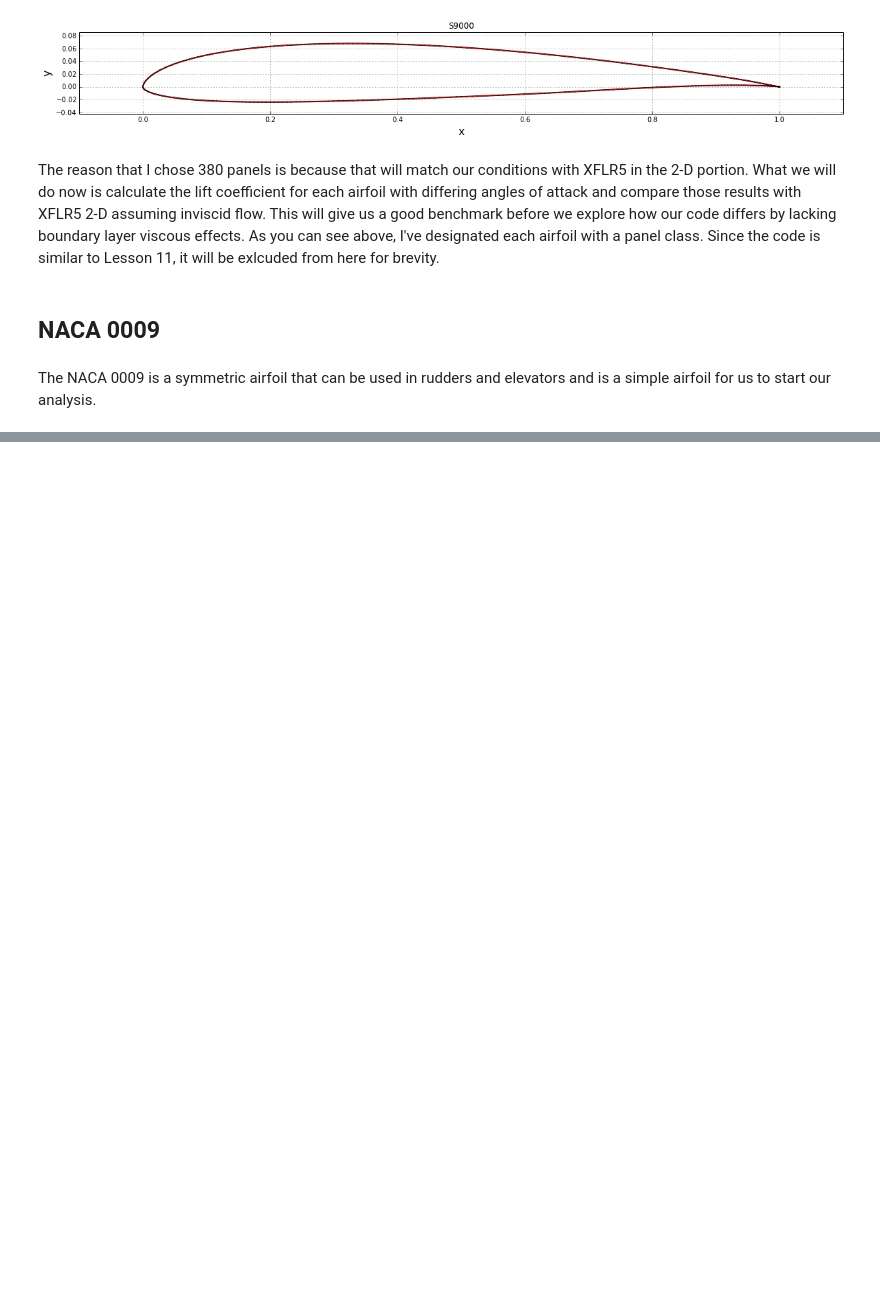
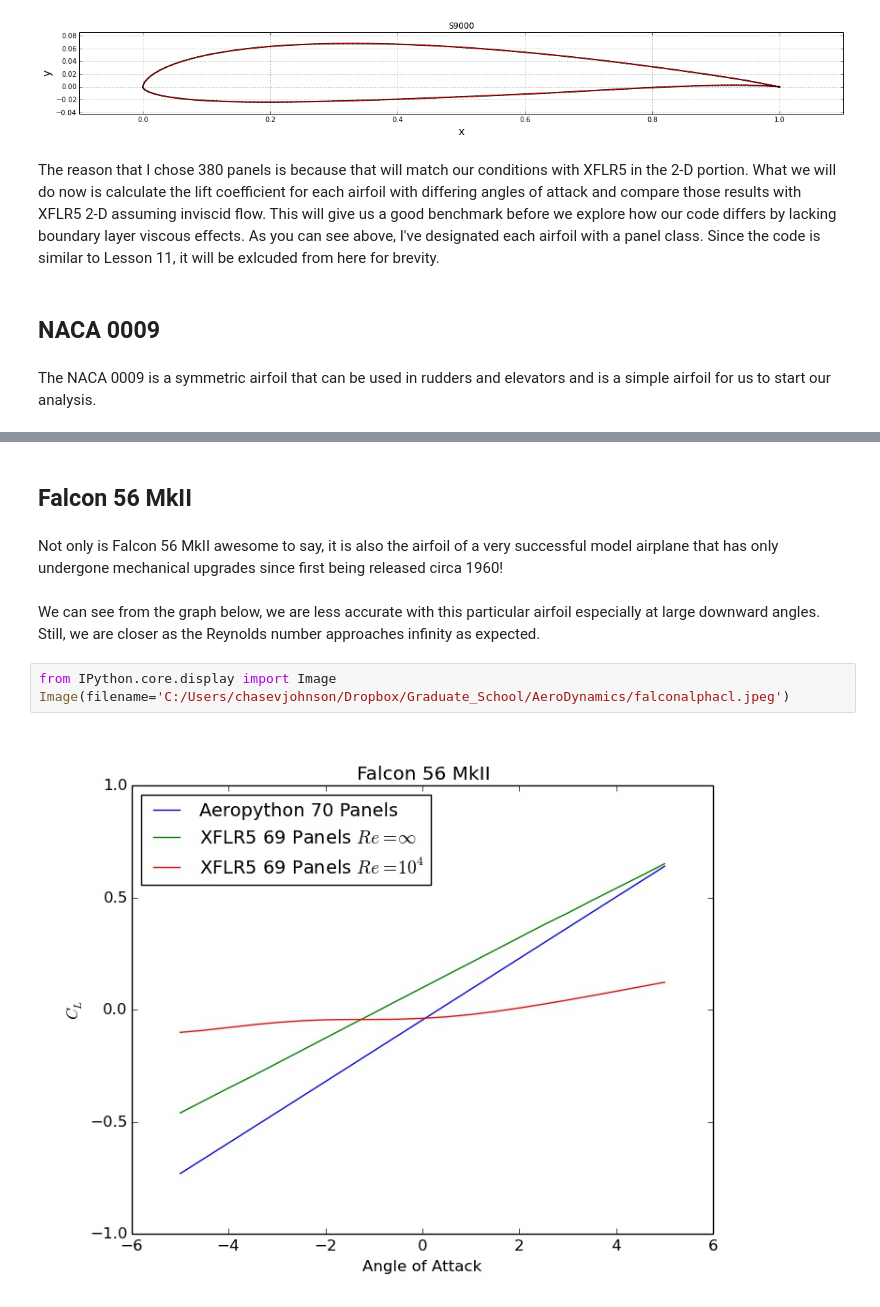
Before and after one commit to LTChaseJohnson/MAE6226, a Jupyter notebook: final project.ipynb, the cells around one changed output, grey strips where cells are left out. Saved outputs shown, nothing was run; the diff lists cells and outputs as text; blank space fills up the shorter version.

Commit message:
2-D analysis for NACA0009 and Falcon

```diff
--- a/final project.ipynb
+++ b/final project.ipynb
@@ -206,0 +221,11 @@ The NACA 0009 is a symmetric airfoil that can be used in rudders and elevators a
+# %% [markdown]
+## Falcon 56 MkII
+# %% [markdown]
+Not only is Falcon 56 MkII awesome to say, it is also the airfoil of a very successful model airplane that has only undergone mechanical upgrades since first being released circa 1960!
+# %% [markdown]
+We can see from the graph below, we are less accurate with this particular airfoil especially at large downward angles.  Still, we are closer as the Reynolds number approaches infinity as expected.
+# %%
+from IPython.core.display import Image
+Image(filename='C:/Users/chasevjohnson/Dropbox/Graduate_School/AeroDynamics/falconalphacl.jpeg')
+# %% [output]
+[figure, added]
```
Also changed, not shown: parts of 6 cells of this notebook.
